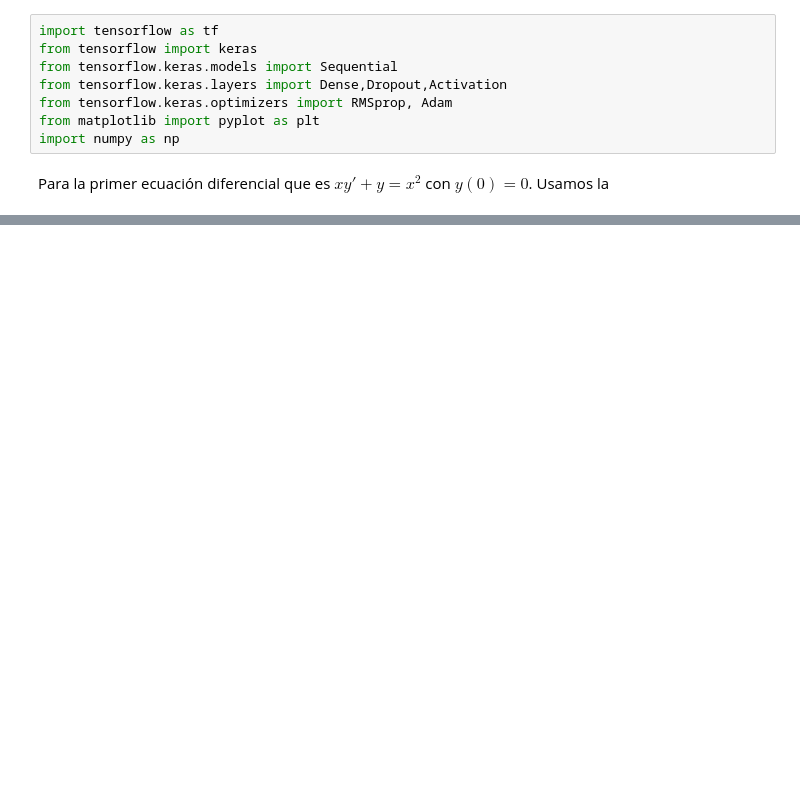
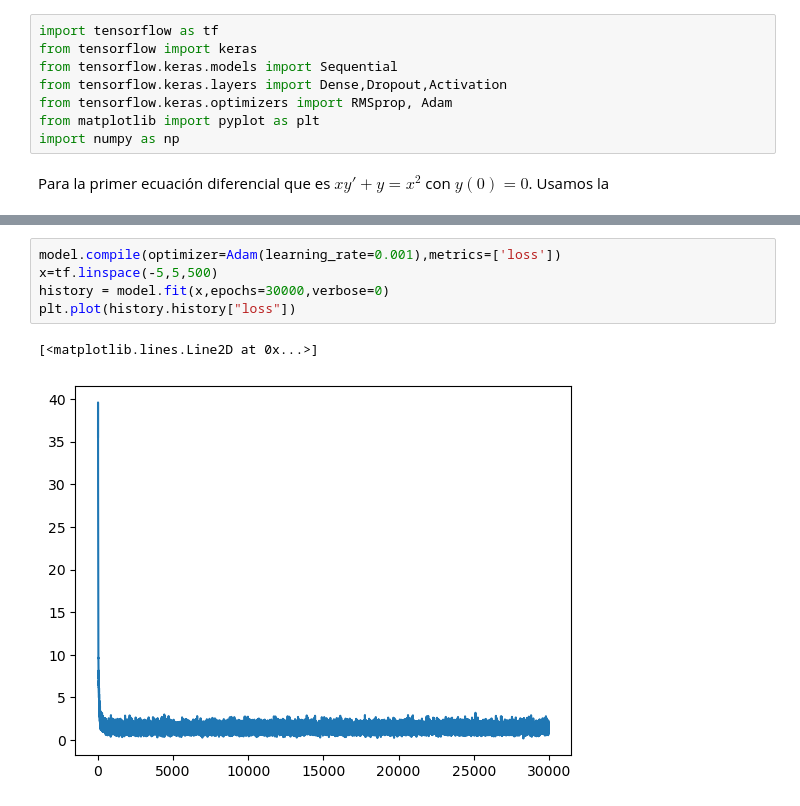
Before and after one commit to RZeusHerMun/RNAs, a Jupyter notebook: T5 - Solvers of EDOS/4. EDO solver.ipynb, the cells around one changed output, grey strips where cells are left out. Drawn from its saved outputs; the diff is of its cells as text; blank space fills up the shorter version.

```diff
--- a/T5 - Solvers of EDOS/4. EDO solver.ipynb
+++ b/T5 - Solvers of EDOS/4. EDO solver.ipynb
@@ -80,0 +92,8 @@ plt.show()
+# %%
+model.compile(optimizer=Adam(learning_rate=0.001),metrics=['loss'])
+x=tf.linspace(-5,5,500)
+history = model.fit(x,epochs=30000,verbose=0)
+plt.plot(history.history["loss"])
+# %% [output]
+[<matplotlib.lines.Line2D at 0x...>]
+[figure, added]
```
Also changed, not shown: parts of 8 cells of this notebook.
